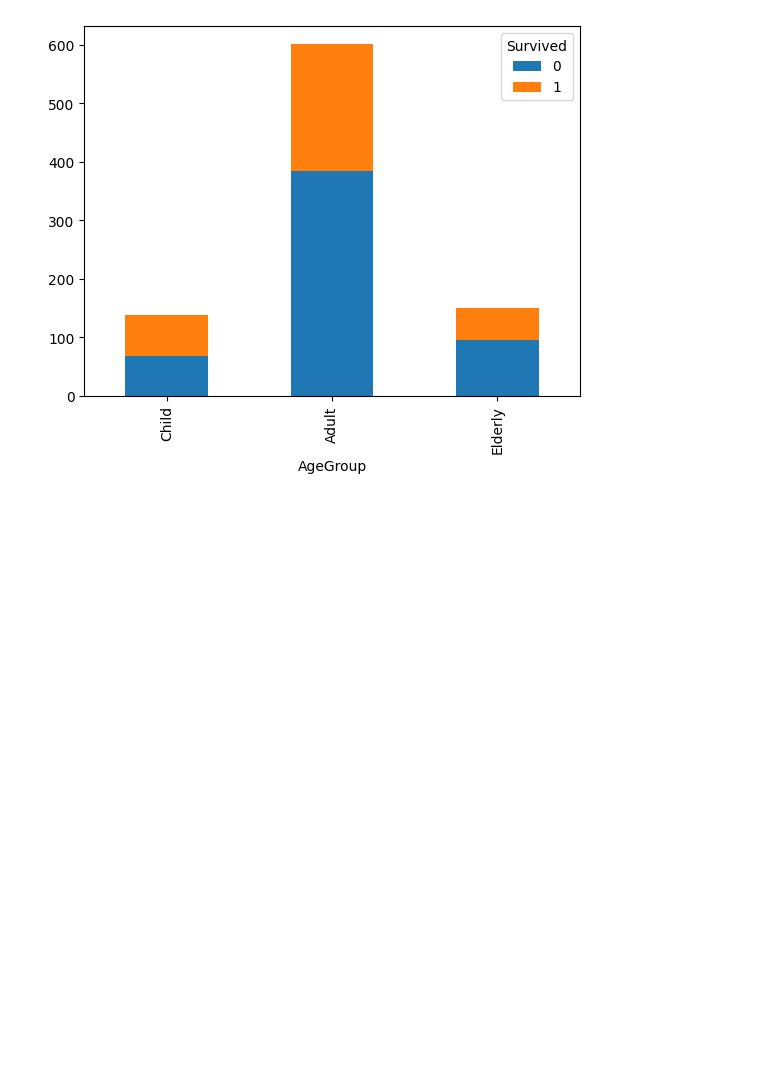
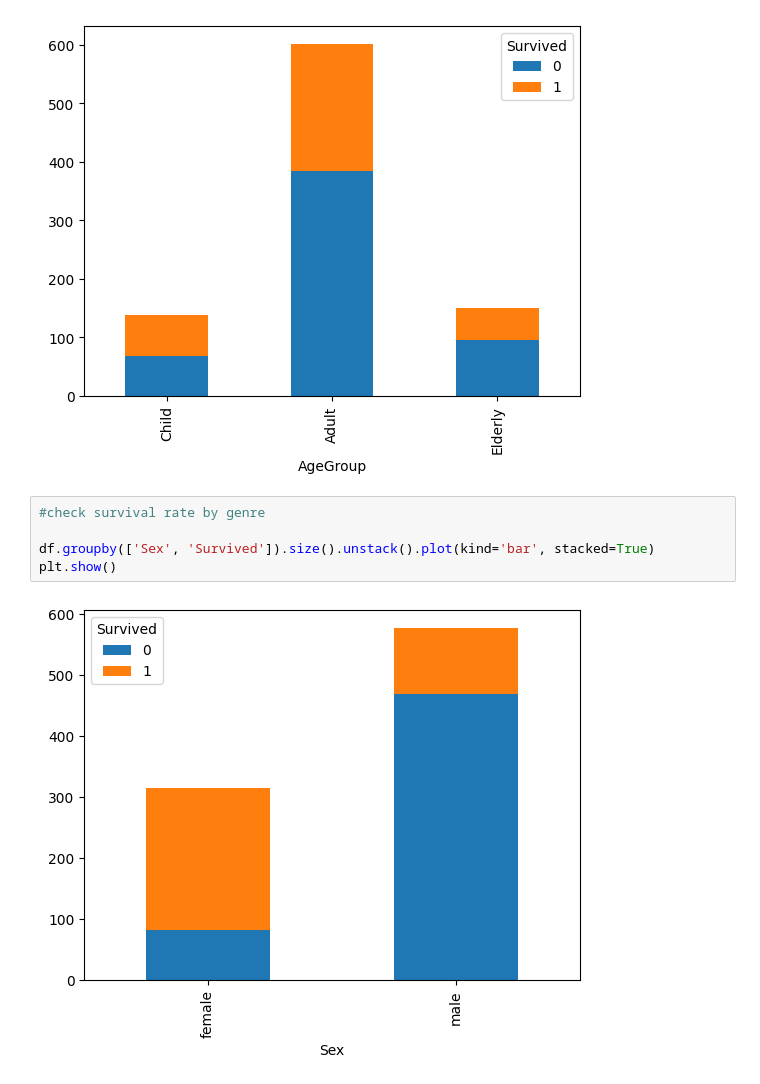
Before and after one commit to DiegoCollado27/Acc-crash, a Jupyter notebook: test.ipynb, the cells around one changed output. Drawn from its saved outputs; the diff is of its cells as text; blank space fills up the shorter version.

```diff
--- a/test.ipynb
+++ b/test.ipynb
@@ -114,3 +120,10 @@ df.groupby(['AgeGroup', 'Survived']).size().unstack().plot(kind='bar', stacked=T
 plt.show()
 # %% [output]
 [figure]
+# %%
+#check survival rate by genre
+
+df.groupby(['Sex', 'Survived']).size().unstack().plot(kind='bar', stacked=True)
+plt.show()
+# %% [output]
+[figure, added]
```
Also changed, not shown: parts of 2 cells of this notebook, 18 other files.
